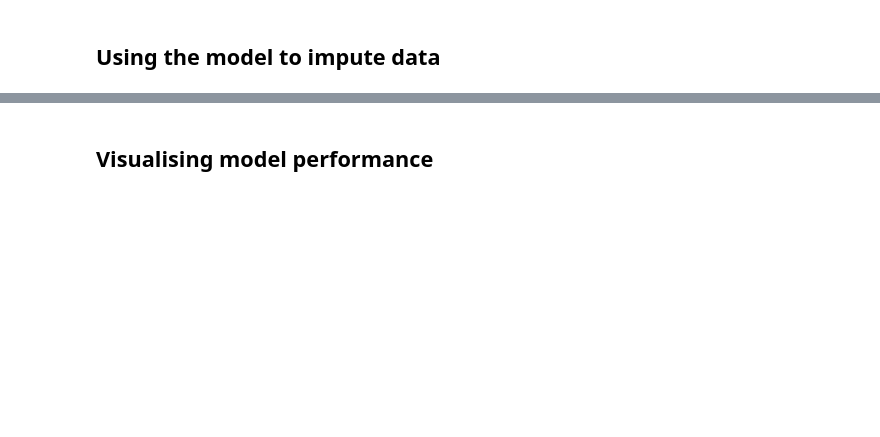
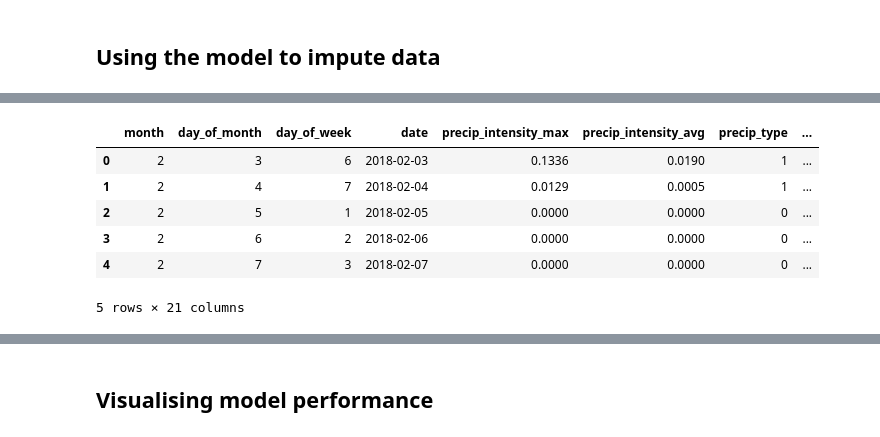
Before and after one commit to souper-streetwise/predictive-model, a Jupyter notebook: src/data_analysis.ipynb, the cells around one changed output, grey strips where cells are left out. Drawn from its saved outputs; the diff is of its cells as text; code cells hidden in the pictures; blank space fills up the shorter version.

```diff
--- a/src/data_analysis.ipynb
+++ b/src/data_analysis.ipynb
@@ -57,0 +95,15 @@ gaussian_df.head()
+# %%
+preds = model.predict(pred_df.drop(columns = ['date']), percentiles = [5, 25, 75, 95])
+pred_df['bottom_pred'] = preds[:, 0]
+pred_df['lower_pred'] = preds[:, 1]
+pred_df['upper_pred'] = preds[:, 2]
+pred_df['top_pred'] = preds[:, 3]
+pred_df.head()
+# %% [output]
+|  | month | day_of_month | day_of_week | date | precip_intensity_max | precip_intensity_avg | precip_type | ... |
+| 0 | 2 | 3 | 6 | 2018-02-03 | 0.1336 | 0.0190 | 1 | ... |
+| 1 | 2 | 4 | 7 | 2018-02-04 | 0.0129 | 0.0005 | 1 | ... |
+| 2 | 2 | 5 | 1 | 2018-02-05 | 0.0000 | 0.0000 | 0 | ... |
+| 3 | 2 | 6 | 2 | 2018-02-06 | 0.0000 | 0.0000 | 0 | ... |
+| 4 | 2 | 7 | 3 | 2018-02-07 | 0.0000 | 0.0000 | 0 | ... |
+5 rows × 21 columns
```
Also changed, not shown: parts of 21 cells of this notebook.
